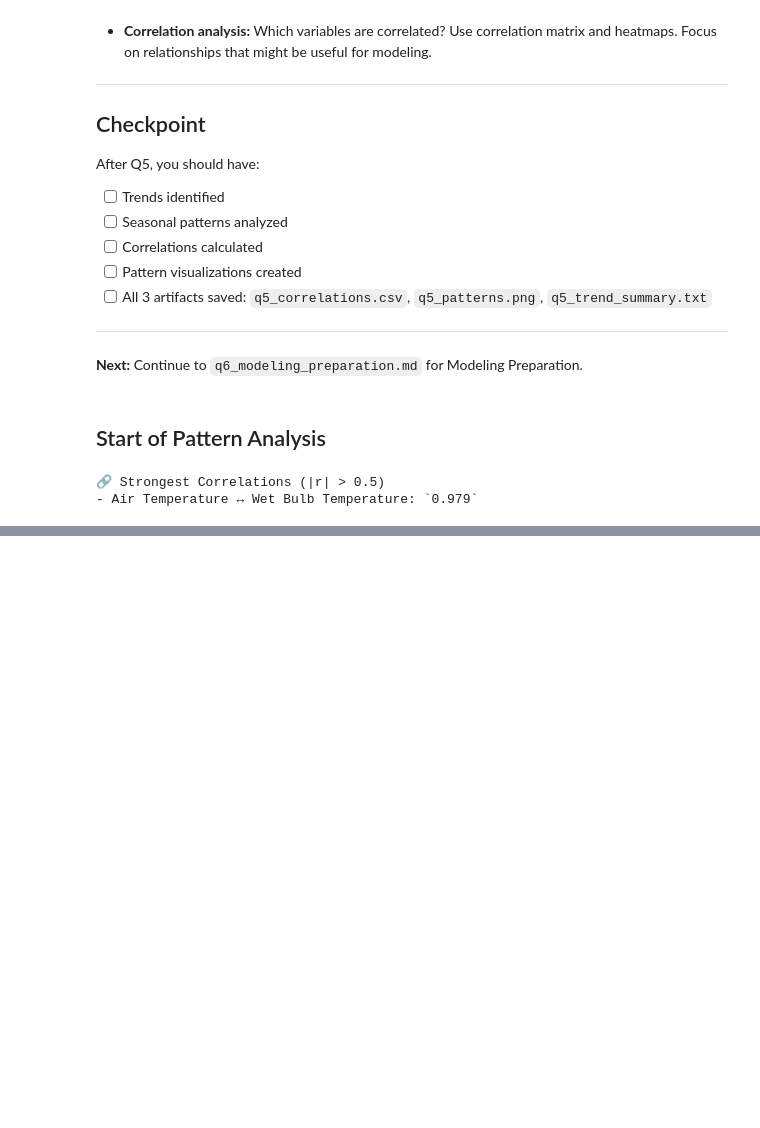
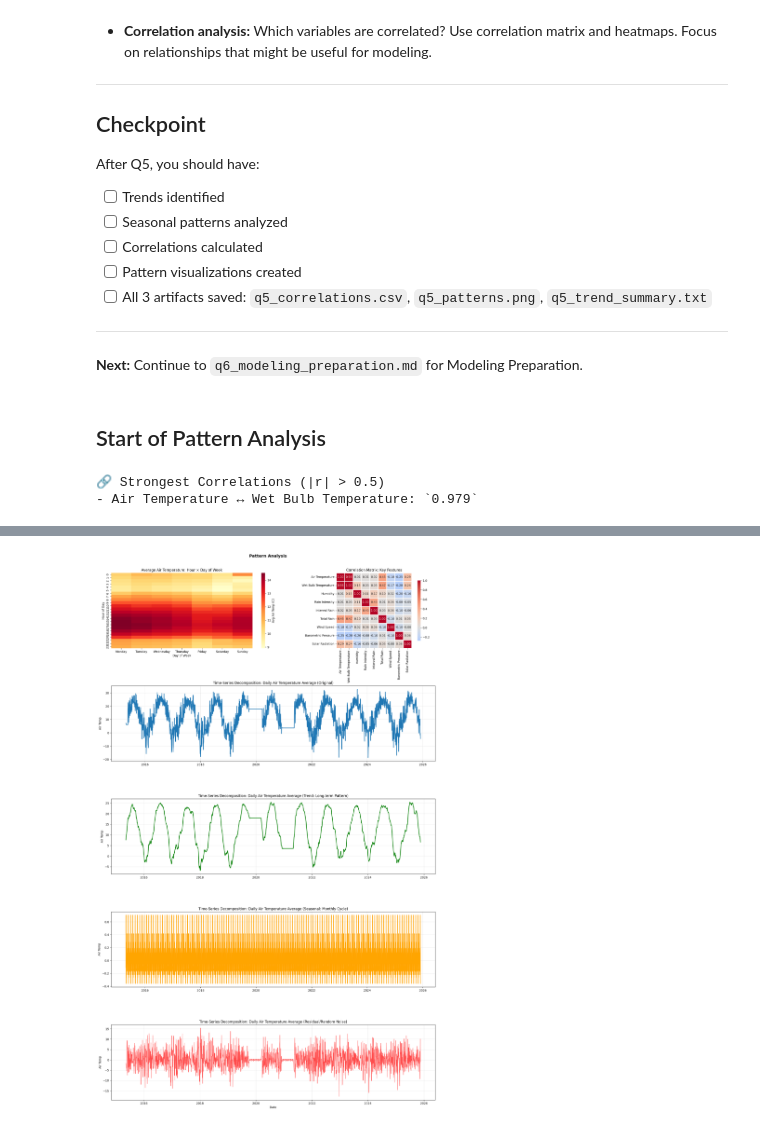
Before and after one commit to UCSF-DataSci/ds217-11-final-bobho1999, a Jupyter notebook: q5_pattern_analysis.ipynb, the cells around one changed output, grey strips where cells are left out. Saved outputs shown, nothing was run; the diff lists cells and outputs as text; code cells hidden in the pictures; blank space fills up the shorter version.

Commit message:
Q5 Updated visualization

```diff
--- a/q5_pattern_analysis.ipynb
+++ b/q5_pattern_analysis.ipynb
@@ -301,3 +249,59 @@ Freq: D, Name: Air Temperature, Length: 3875, dtype: float64
+# %%
+# Create visualization
+fig = plt.figure(figsize=(20, 30))
+gs = fig.add_gridspec(5, 2, width_ratios=[1.5, 1])
+fig.suptitle('Pattern Analysis', fontsize=14, fontweight='bold')
+plt.subplots_adjust(top=0.95)
+
+# Hourly pattern (heatmap by day of week); adopted from Lecture 11 demo
+hourly_dow = df_ts.groupby(['day_name', 'hour'])['Air Temperature'].mean().unstack(level=0).reindex(columns=day_order)
+ax00 = fig.add_subplot(gs[0, 0])
+sns.heatmap(hourly_dow, annot=False, cmap='YlOrRd', ax=ax00, cbar_kws={'label': 'Avg Air Temp (C)'})
+ax00.set_title('Average Air Temperature: Hour × Day of Week')
+ax00.set_xlabel('Day of Week')
+ax00.set_ylabel('Hour of Day')
+
+# Visualize correlation matrix
+ax01 = fig.add_subplot(gs[0, 1])
+sns.heatmap(corr_matrix, annot=True, fmt='.2f', cmap='coolwarm', center=0,
+            square=True, linewidths=1, cbar_kws={"shrink": 0.8}, ax=ax01)
+ax01.set_title('Correlation Matrix: Key Features')
+
+# Original data
+ax1 = fig.add_subplot(gs[1, :])
+ax1.plot(daily_counts.index, daily_counts.values, linewidth=2)
+ax1.set_ylabel('Air Temp')
+ax1.set_title('Time-Series Decomposition: Daily Air Temperature Average (Original)')
+ax1.grid(True, alpha=0.3)
+plt.subplots_adjust(hspace=0.5)
+
+
+# Trend component
+ax2 = fig.add_subplot(gs[2, :])
+ax2.plot(decomposition.trend.index, decomposition.trend.values, linewidth=2, color='green')
+ax2.set_ylabel('Air Temp')
+ax2.set_title('Time-Series Decomposition: Daily Air Temperature Average (Trend: Long-term Pattern)')
+ax2.grid(True, alpha=0.3)
+
+# Seasonal component
+ax3 = fig.add_subplot(gs[3, :])
+ax3.plot(decomposition.seasonal.index, decomposition.seasonal.values, linewidth=2, color='orange')
+ax3.set_ylabel('Air Temp')
+ax3.set_title('Time-Series Decomposition: Daily Air Temperature Average (Seasonal: Monthly Cycle)')
+ax3.grid(True, alpha=0.3)
+
+# Residual (random noise)
+ax4 = fig.add_subplot(gs[4, :])
+ax4.plot(decomposition.resid.index, decomposition.resid.values, linewidth=1, color='red', alpha=0.7)
+ax4.set_ylabel('Air Temp')
+ax4.set_title('Time-Series Decomposition: Daily Air Temperature Average (Residual/Random Noise)')
+ax4.set_xlabel('Date')
+ax4.grid(True, alpha=0.3)
+
+# Save visualization
+plt.savefig('output/q5_patterns.png', dpi=200, bbox_inches='tight')
+# %% [output]
+[figure, added]
 # %%
 # Trend Summary
 trend_summary = f"""KEY PATTERNS IDENTIFIED
```
Also changed, not shown: parts of 2 cells of this notebook, 2 other files.
